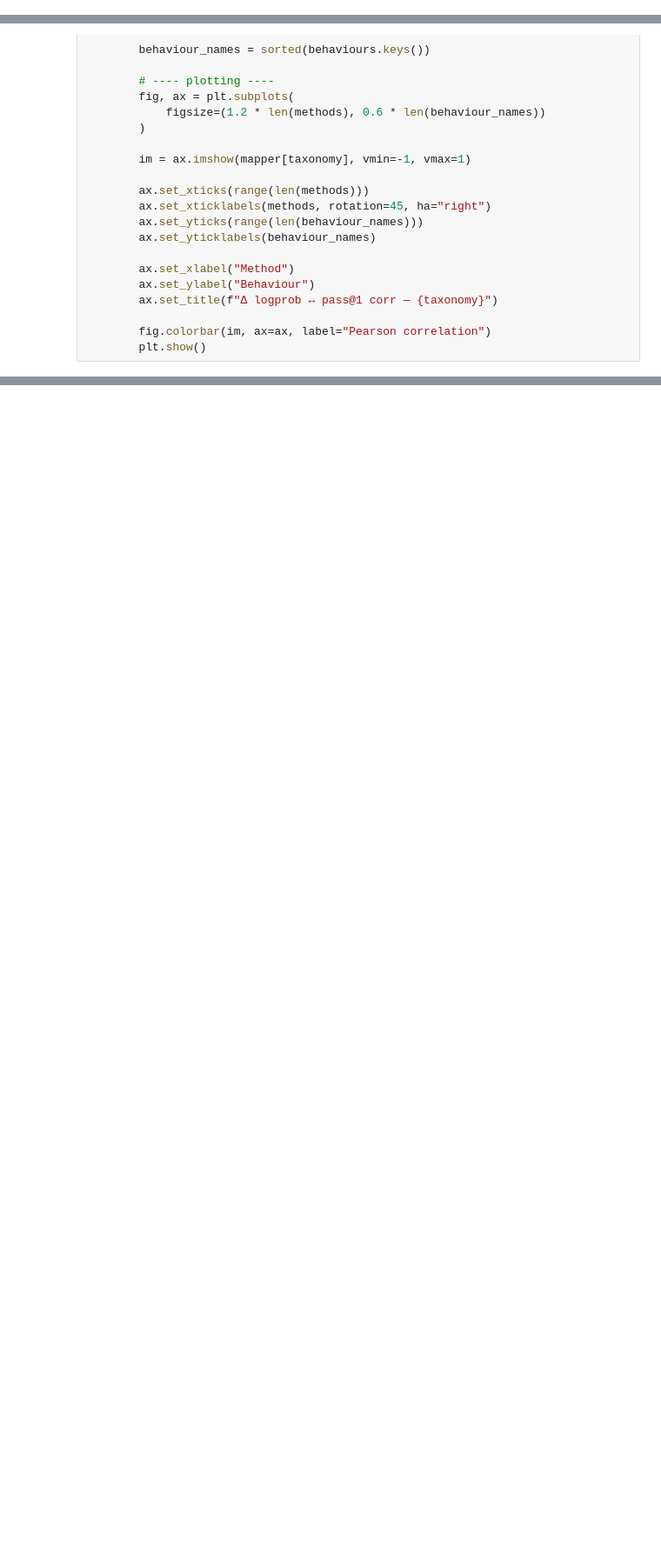
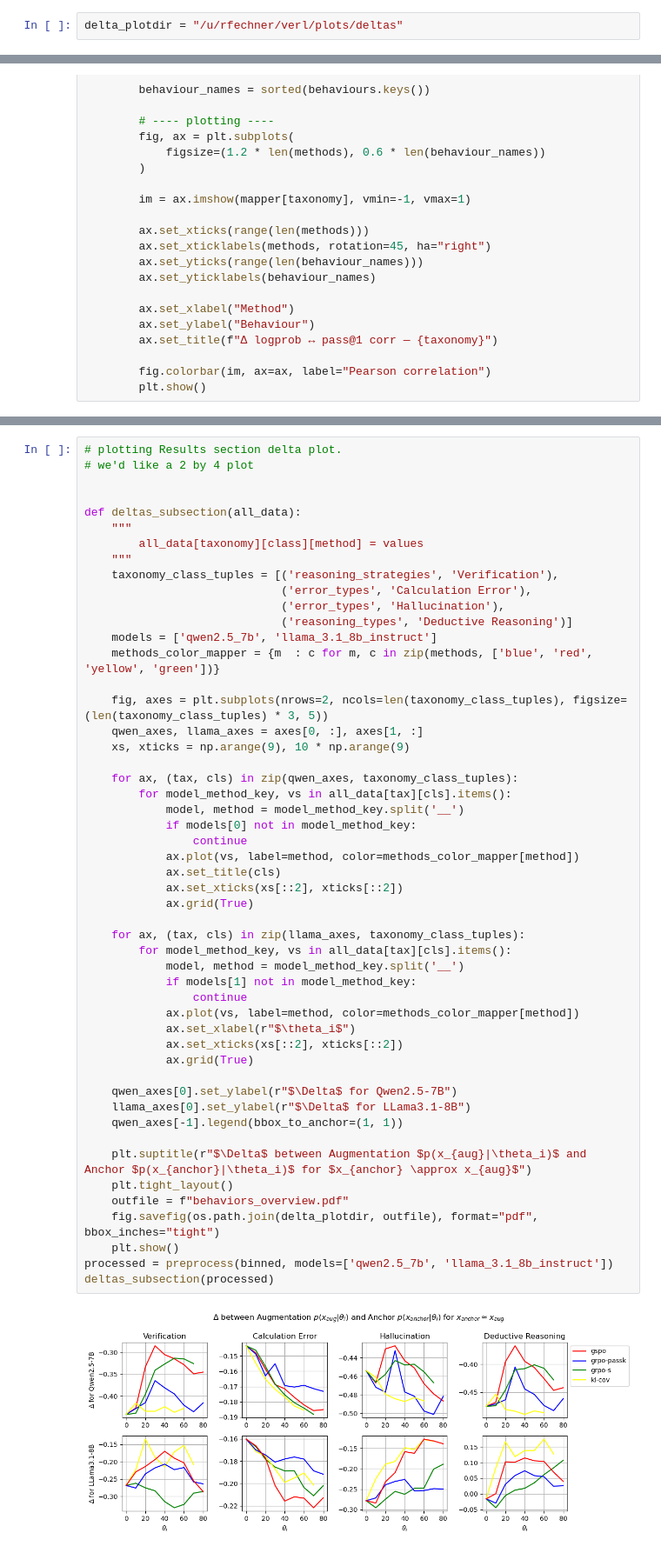
Before and after one commit to rfechner/verl, a Jupyter notebook: workspace/plots/exp13_deltas.ipynb, the cells around one changed output, grey strips where cells are left out. Shown at 87% size. Cells and saved outputs as stored; diff of their text form; blank space fills up the shorter version.

```diff
--- a/workspace/plots/exp13_deltas.ipynb
+++ b/workspace/plots/exp13_deltas.ipynb
@@ -4,6 +4,8 @@ import pandas as pd
 import numpy as np
 from tqdm import tqdm
 import pickle
+# %%
+delta_plotdir = "/u/rfechner/verl/plots/deltas"
 # %%
 from util import calc_deltas
 deltas = calc_deltas(recompute=False)
@@ -285,0 +351,53 @@ for model in models:
+# %%
+# plotting Results section delta plot.
+# we'd like a 2 by 4 plot
+
+
+def deltas_subsection(all_data):
+    """
+        all_data[taxonomy][class][method] = values
+    """
+    taxonomy_class_tuples = [('reasoning_strategies', 'Verification'),
+                             ('error_types', 'Calculation Error'),
+                             ('error_types', 'Hallucination'),
+                             ('reasoning_types', 'Deductive Reasoning')]
+    models = ['qwen2.5_7b', 'llama_3.1_8b_instruct']
+    methods_color_mapper = {m  : c for m, c in zip(methods, ['blue', 'red', 'yellow', 'green'])}
+
+    fig, axes = plt.subplots(nrows=2, ncols=len(taxonomy_class_tuples), figsize=(len(taxonomy_class_tuples) * 3, 5))
+    qwen_axes, llama_axes = axes[0, :], axes[1, :]
+    xs, xticks = np.arange(9), 10 * np.arange(9)
+
+    for ax, (tax, cls) in zip(qwen_axes, taxonomy_class_tuples):
+        for model_method_key, vs in all_data[tax][cls].items():
+            model, method = model_method_key.split('__')
+            if models[0] not in model_method_key:
+                continue
+            ax.plot(vs, label=method, color=methods_color_mapper[method])
+            ax.set_title(cls)
+            ax.set_xticks(xs[::2], xticks[::2])
+            ax.grid(True)
+
+    for ax, (tax, cls) in zip(llama_axes, taxonomy_class_tuples):
+        for model_method_key, vs in all_data[tax][cls].items():
+            model, method = model_method_key.split('__')
+            if models[1] not in model_method_key:
+                continue
+            ax.plot(vs, label=method, color=methods_color_mapper[method])
+            ax.set_xlabel(r"$\theta_i$")
+            ax.set_xticks(xs[::2], xticks[::2])
+            ax.grid(True)
+
+    qwen_axes[0].set_ylabel(r"$\Delta$ for Qwen2.5-7B")
+    llama_axes[0].set_ylabel(r"$\Delta$ for LLama3.1-8B")
+    qwen_axes[-1].legend(bbox_to_anchor=(1, 1))
+
+    plt.suptitle(r"$\Delta$ between Augmentation $p(x_{aug}|\theta_i)$ and Anchor $p(x_{anchor}|\theta_i)$ for $x_{anchor} \approx x_{aug}$")
+    plt.tight_layout()
+    outfile = f"behaviors_overview.pdf"
+    fig.savefig(os.path.join(delta_plotdir, outfile), format="pdf", bbox_inches="tight")
+    plt.show()
+processed = preprocess(binned, models=['qwen2.5_7b', 'llama_3.1_8b_instruct'])
+deltas_subsection(processed)
+# %% [output]
+[figure, added]
```
Also changed, not shown: parts of 6 cells of this notebook, 2 other files.
